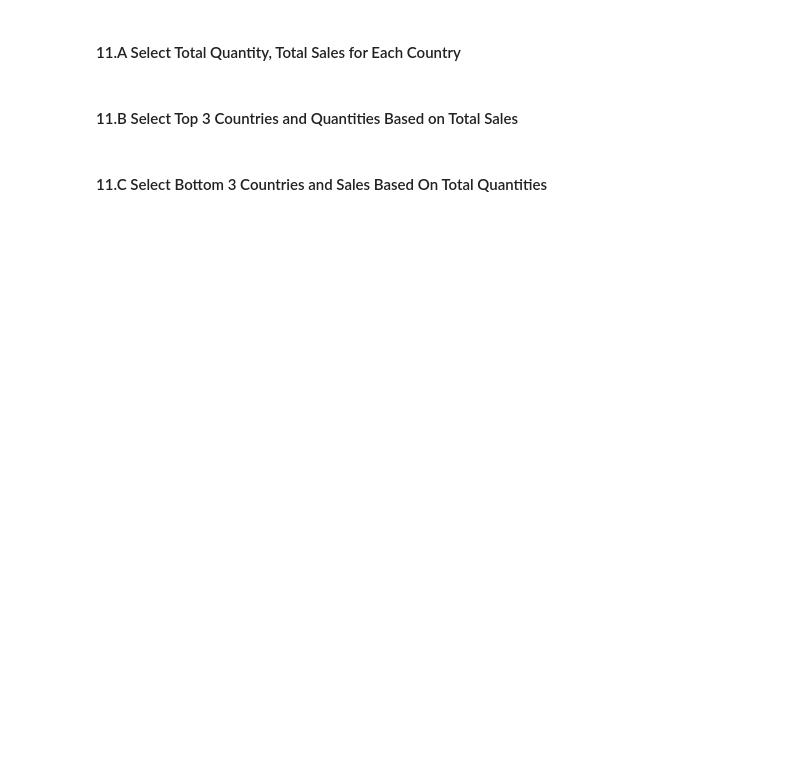
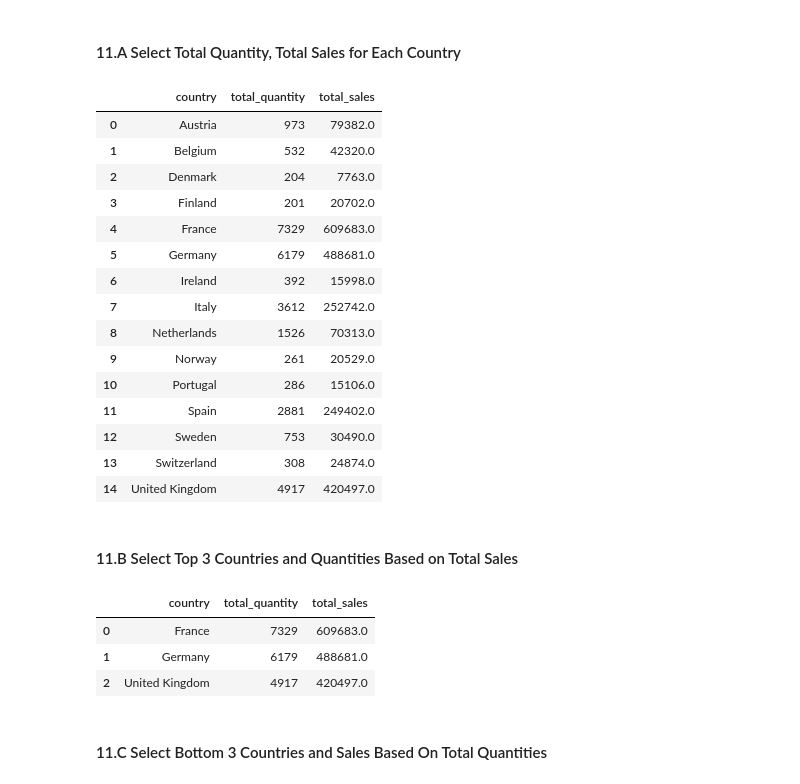
Before and after one commit to LouisMcArdell/IOD-Work, a Jupyter notebook: Labs/Module 3/IOD_Lab 3.1.3_sqlite.ipynb, the cells around one changed output. Drawn from its saved outputs; the diff is of its cells as text; code cells hidden in the pictures; blank space fills up the shorter version.

```diff
--- a/Labs/Module 3/IOD_Lab 3.1.3_sqlite.ipynb
+++ b/Labs/Module 3/IOD_Lab 3.1.3_sqlite.ipynb
@@ -583,2 +761,34 @@ customers_per_country
+# %%
+# Select Total Quantity, Total Sales for Each Country
+query = """
+        SELECT
+        o.country,
+        sum(ob.quantity) as total_quantity,
+        sum(ob.sales) as total_sales
+
+        FROM orders o, orders_breakdown ob
+        WHERE o.order_id = ob.order_id
+        Group By o.country
+        """
+
+customers_per_country = sql.read_sql(query, con=db_connection)
+customers_per_country
+# %% [output]
+|  | country | total_quantity | total_sales |
+| 0 | Austria | 973 | 79382.0 |
+| 1 | Belgium | 532 | 42320.0 |
+| 2 | Denmark | 204 | 7763.0 |
+| 3 | Finland | 201 | 20702.0 |
+| 4 | France | 7329 | 609683.0 |
+| 5 | Germany | 6179 | 488681.0 |
+| 6 | Ireland | 392 | 15998.0 |
+| 7 | Italy | 3612 | 252742.0 |
+| 8 | Netherlands | 1526 | 70313.0 |
+| 9 | Norway | 261 | 20529.0 |
+| 10 | Portugal | 286 | 15106.0 |
+| 11 | Spain | 2881 | 249402.0 |
+| 12 | Sweden | 753 | 30490.0 |
+| 13 | Switzerland | 308 | 24874.0 |
+| 14 | United Kingdom | 4917 | 420497.0 |
 # %% [markdown]
 #### 11.B Select Top 3 Countries and Quantities Based on Total Sales
@@ -587,2 +795,23 @@ customers_per_country
+# %%
+# Select Top 3 Countries and Quantities Based on Total Sales
+query = """
+        SELECT
+        o.country,
+        sum(ob.quantity) as total_quantity,
+        sum(ob.sales) as total_sales
+
+        FROM orders o, orders_breakdown ob
+        WHERE o.order_id = ob.order_id
+        Group By o.country
+        Order By total_sales DESC LIMIT 3
+        """
+
+customers_per_country = sql.read_sql(query, con=db_connection)
+customers_per_country
+# %% [output]
+|  | country | total_quantity | total_sales |
+| 0 | France | 7329 | 609683.0 |
+| 1 | Germany | 6179 | 488681.0 |
+| 2 | United Kingdom | 4917 | 420497.0 |
 # %% [markdown]
 #### 11.C Select Bottom 3 Countries and Sales Based On Total Quantities
```
Also changed, not shown: parts of 19 cells of this notebook, 3 other files.
